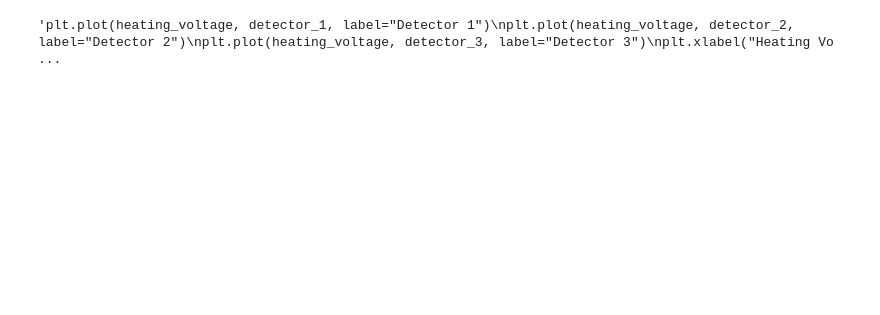
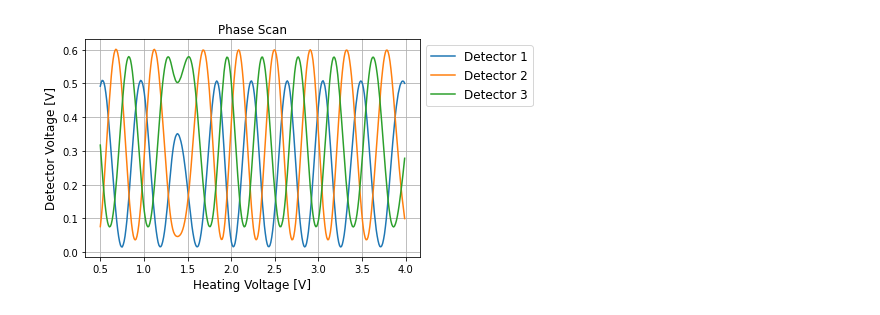
Before and after one commit to bilaljo/MiniPTI, a Jupyter notebook: passepartout.ipynb, the cells around one changed output. Saved outputs shown, nothing was run; the diff lists cells and outputs as text; code cells hidden in the pictures; blank space fills up the shorter version.

```diff
--- a/passepartout.ipynb
+++ b/passepartout.ipynb
@@ -9,19 +8,19 @@ from multiprocessing import Pool, cpu_count
 data = pd.read_csv("data.csv")
 phase_scan = pd.read_csv("dc.csv")
 heating_voltage = phase_scan["Heating"].to_numpy().T
-detector_1 = data["Norm DC1 (V)"] # phase_scan["Detector 1"].to_numpy().T
-detector_2 = data["Norm DC2 (V)"] #phase_scan["Detector 2"].to_numpy().T
-detector_3 = data["Norm DC3 (V)"] #phase_scan["Detector 3"].to_numpy().T
+detector_1 = phase_scan["Detector 1"].to_numpy().T
+detector_2 = phase_scan["Detector 2"].to_numpy().T
+detector_3 = phase_scan["Detector 3"].to_numpy().T
 # %%
-"""plt.plot(heating_voltage, detector_1, label="Detector 1")
+plt.plot(heating_voltage, detector_1, label="Detector 1")
 plt.plot(heating_voltage, detector_2, label="Detector 2")
 plt.plot(heating_voltage, detector_3, label="Detector 3")
 plt.xlabel("Heating Voltage [V]", fontsize=12)
 plt.ylabel("Detector Voltage [V]", fontsize=12)
 plt.legend(fontsize=12, bbox_to_anchor=(1,1))
 plt.grid(True)
 plt.title("Phase Scan", fontsize=12)
-plt.show()"""
+plt.show()
 # %% [output]
-'plt.plot(heating_voltage, detector_1, label="Detector 1")\nplt.plot(heating_voltage, detector_2, label="Detector 2")\nplt.plot(heating_voltage, detector_3, label="Detector 3")\nplt.xlabel("Heating Vo ...
+[figure, added]
 # %%
```
Also changed, not shown: parts of 10 cells of this notebook, 8 other files.
